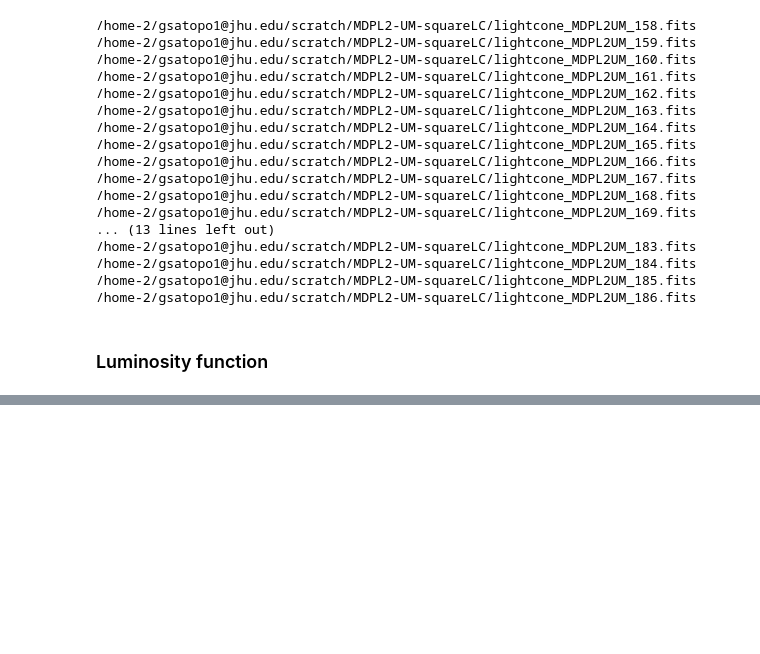
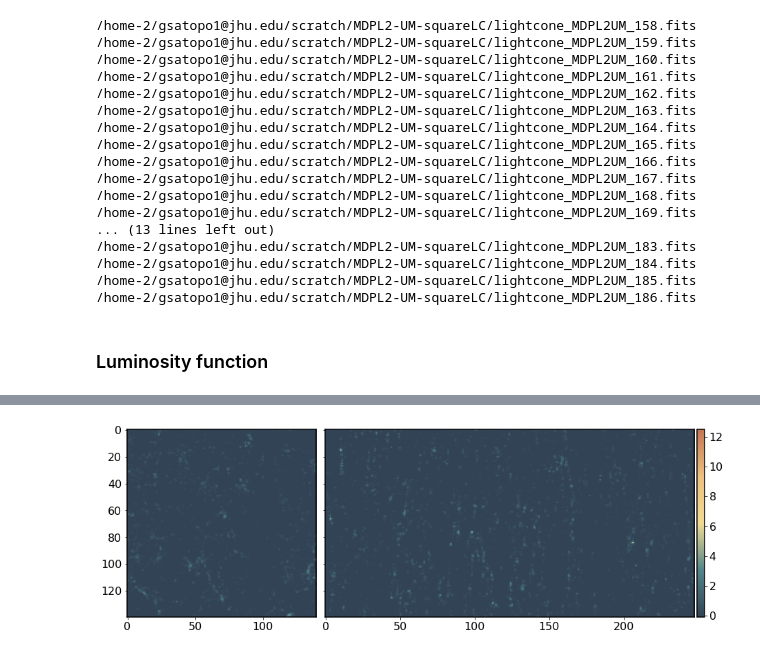
Before and after one commit to kokron/skyLine, a Jupyter notebook: notebooks/LIM LC Showcase.ipynb, the cells around one changed output, grey strips where cells are left out. Cells and saved outputs as stored; diff of their text form; code cells hidden in the pictures; blank space fills up the shorter version.

```diff
--- a/notebooks/LIM LC Showcase.ipynb
+++ b/notebooks/LIM LC Showcase.ipynb
@@ -152,0 +182,6 @@ plt.show()
+# %%
+CO.update(dnu=4*31.25*u.MHz, beam_FWHM=4*u.arcmin, do_smooth=True)
+CO_map=np.asarray(CO.obs_3d_map)
+# %%
+CO.update(dnu=4*31.25*u.MHz, beam_FWHM=4*u.arcmin, do_smooth=False, mass=True)
+CO_map=np.asarray(CO.obs_3d_map)
@@ -152,0 +191,13 @@ plt.show()
+# %%
+f, (a0, a1) = plt.subplots(1, 2, figsize=(15, 5), gridspec_kw={'width_ratios': [1, 2], 'wspace':0.03})
+
+im0=a0.imshow(CO_map[0], cmap=cmap, vmin=np.min(CO_map), vmax=np.max(CO_map), aspect='auto')
+im1=a1.imshow(CO_map[:, :, 50].T, cmap=cmap, vmin=np.min(CO_map), vmax=np.max(CO_map), aspect='auto')
+
+a1.set_yticklabels([])
+divider = make_axes_locatable(a1)
+cax = divider.append_axes('right', size='2%', pad=0.05)
+fig.colorbar(im0, cax=cax, orientation='vertical')
+fig.tight_layout()
+# %% [output]
+[figure, added]
```
Also changed, not shown: parts of 6 cells of this notebook.
